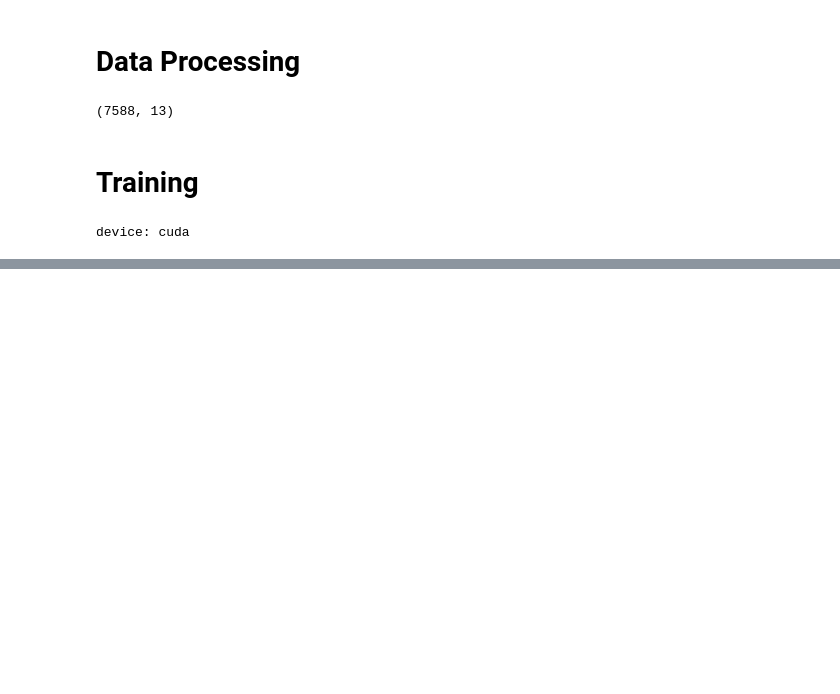
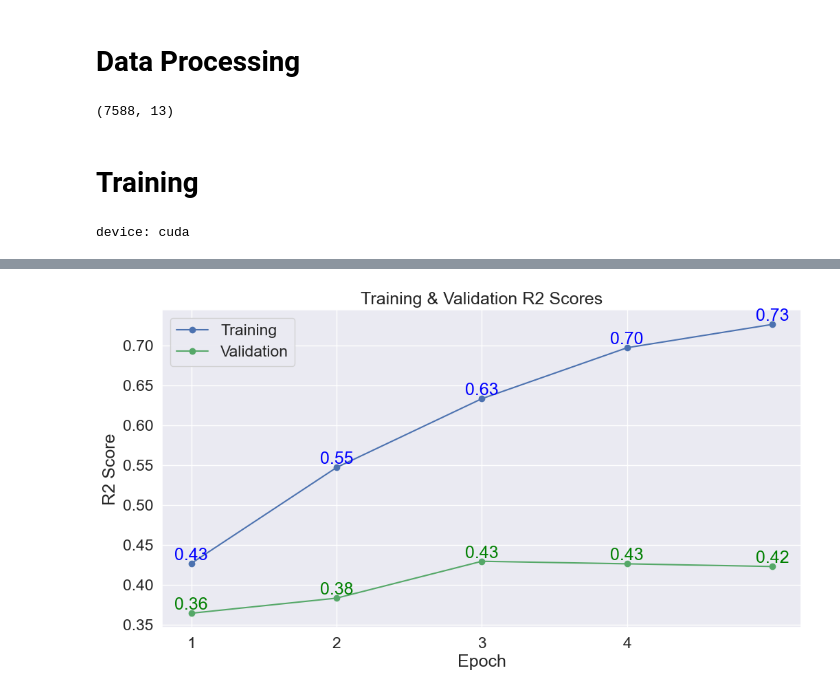
Before and after one commit to m-ruiz21/SpotifyRecommender, a Jupyter notebook: model/BertModel.ipynb, the cells around one changed output, grey strips where cells are left out. Saved outputs shown, nothing was run; the diff lists cells and outputs as text; code cells hidden in the pictures; blank space fills up the shorter version.

```diff
--- a/model/BertModel.ipynb
+++ b/model/BertModel.ipynb
@@ -159,0 +245,24 @@ def r2_score(outputs, labels):
+# %%
+# plotting r^2 scores
+
+# Plot the lines
+plt.plot(df_stats['Training R2'], 'b-o', label="Training")
+plt.plot(df_stats['Test R2'], 'g-o', label="Validation")
+
+# Add the values at each marker
+for i, r2_train in enumerate(df_stats['Training R2']):
+    plt.text(i+1, r2_train, f"{r2_train:.2f}", ha='center', va='bottom', color='blue')
+
+for i, r2_test in enumerate(df_stats['Test R2']):
+    plt.text(i+1, r2_test, f"{r2_test:.2f}", ha='center', va='bottom', color='green')
+
+# Label the plot
+plt.title("Training & Validation R2 Scores")
+plt.xlabel("Epoch")
+plt.ylabel("R2 Score")
+plt.legend()
+plt.xticks([1, 2, 3, 4])
+
+plt.show()
+# %% [output]
+[figure, added]
```
Also changed, not shown: parts of 9 cells of this notebook, 3 other files.
